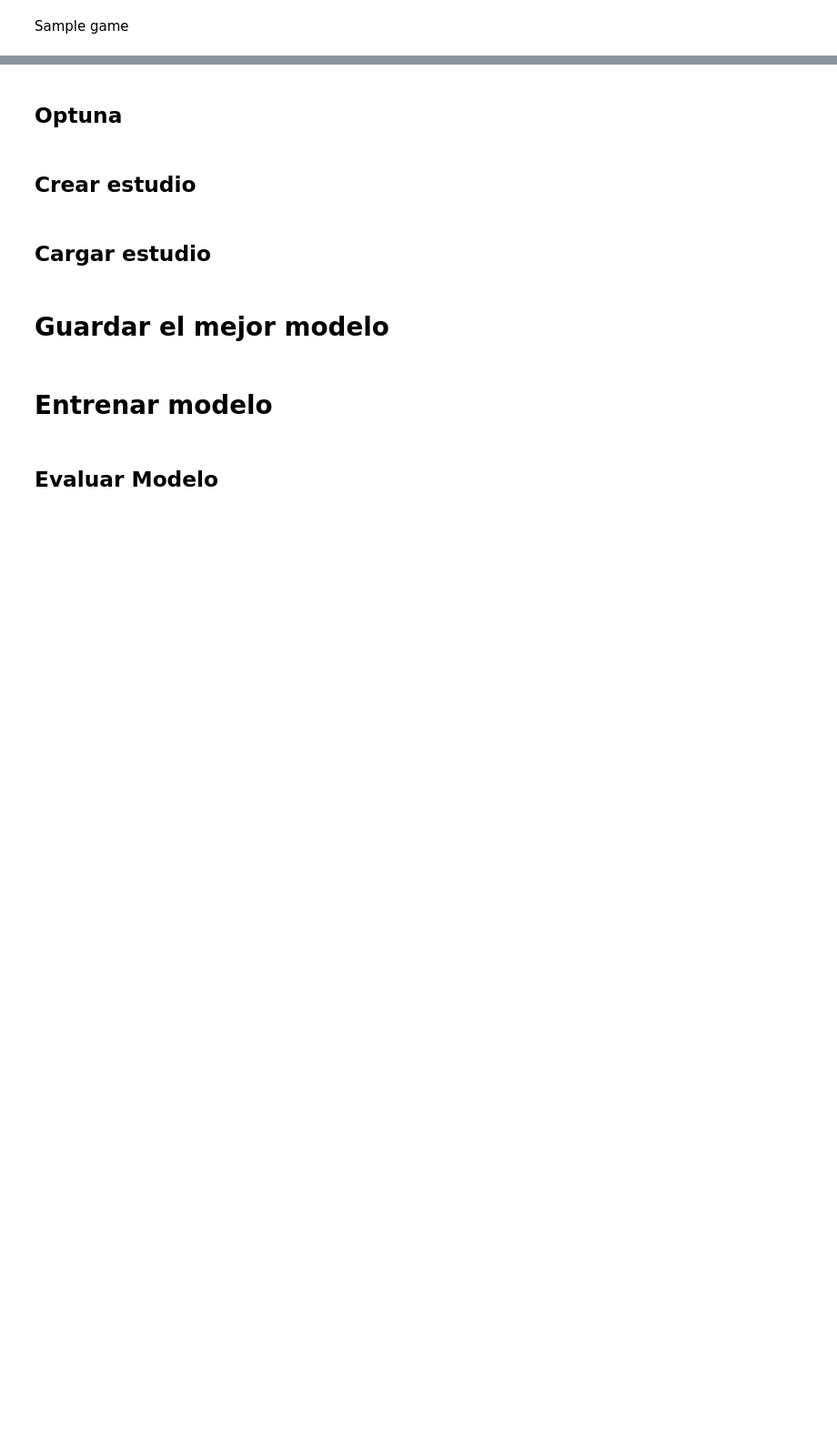
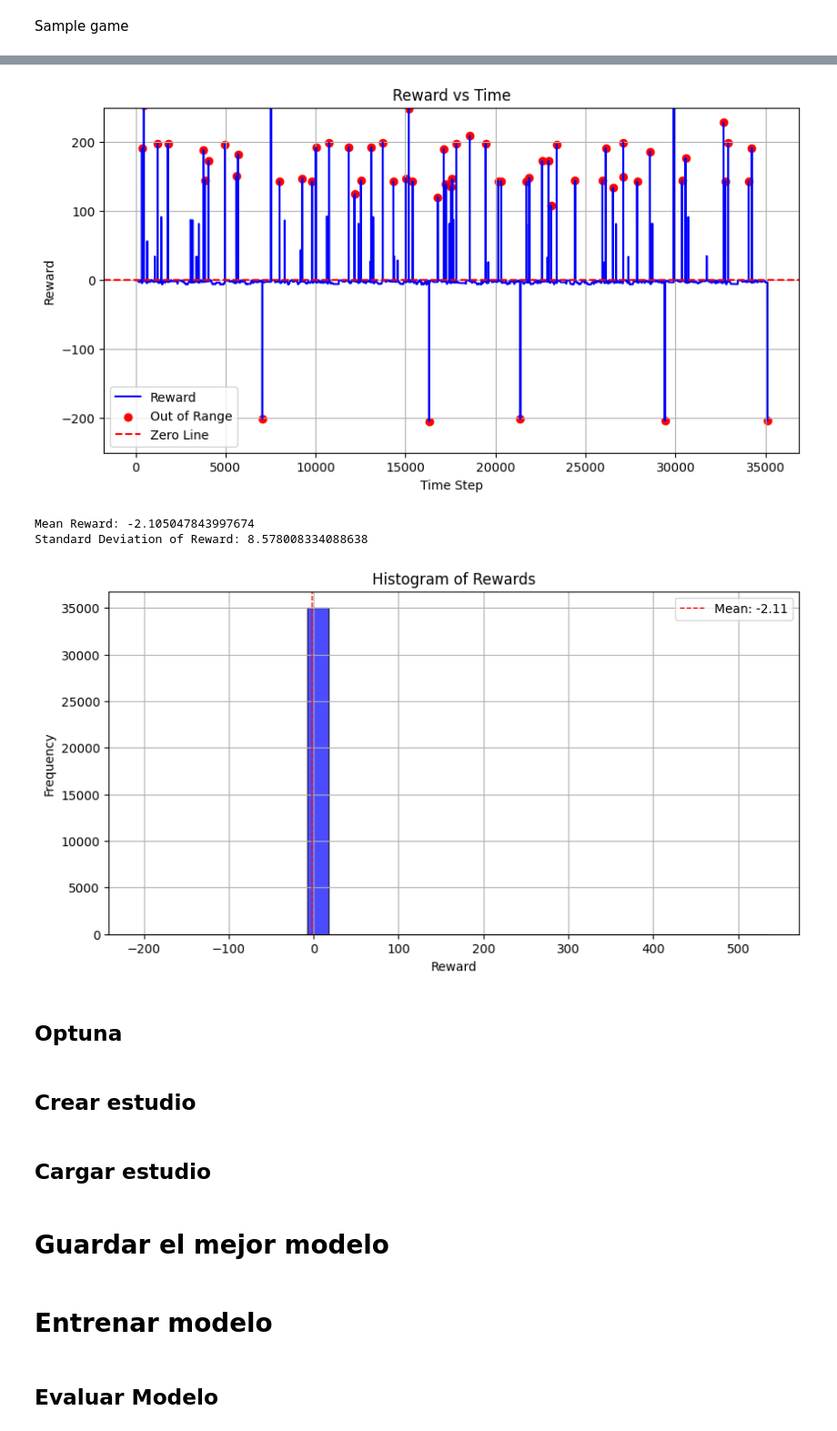
Before and after one commit to Bharragan/StreetFighter2Reinforced, a Jupyter notebook: sf2.ipynb, the cells around one changed output, grey strips where cells are left out. Shown at 91% size. Saved outputs shown, nothing was run; the diff lists cells and outputs as text; code cells hidden in the pictures; blank space fills up the shorter version.

```diff
--- a/sf2.ipynb
+++ b/sf2.ipynb
@@ -229,3 +268,39 @@ plt.show()
+# %%
+# Plot rewards vs time
+plt.figure(figsize=(10, 5))
+plt.plot(rewards, label='Reward', color='blue')
+plt.scatter(out_of_range_indices, out_of_range_rewards, color='red', label='Out of Range')
+plt.axhline(0, color='red', linestyle='--', label='Zero Line')
+plt.xlabel('Time Step')
+plt.ylabel('Reward')
+plt.ylim(-250, 250)
+plt.title('Reward vs Time')
+plt.legend()
+plt.grid(True)
+plt.show()
+
+# Calculate and print statistics
+mean_reward = np.mean(rewards)
+std_reward = np.std(rewards)
+print(f'Mean Reward: {mean_reward}')
+print(f'Standard Deviation of Reward: {std_reward}')
+
+# Plot histogram of rewards with out of range points
+plt.figure(figsize=(10, 5))
+plt.hist(rewards, bins=30, alpha=0.7, color='blue', edgecolor='black')
+plt.axvline(mean_reward, color='red', linestyle='dashed', linewidth=1, label=f'Mean: {mean_reward:.2f}')
+plt.xlabel('Reward')
+plt.ylabel('Frequency')
+plt.title('Histogram of Rewards')
+# Remove the x-axis limit to accommodate all data
+plt.legend()
+plt.grid(True)
+plt.show()
+# %% [output]
+[figure, added]
+Mean Reward: -2.105047843997674
+Standard Deviation of Reward: 8.578008334088638
+[figure, added]
 # %% [markdown]
 ## Optuna
 # %%
```
Also changed, not shown: parts of 2 cells of this notebook, 2 other files.
